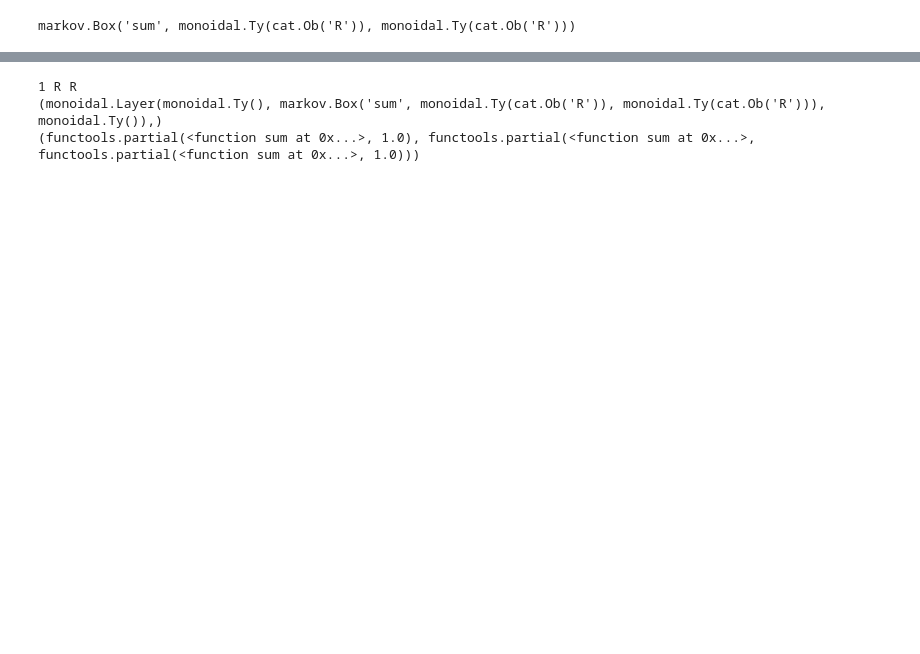
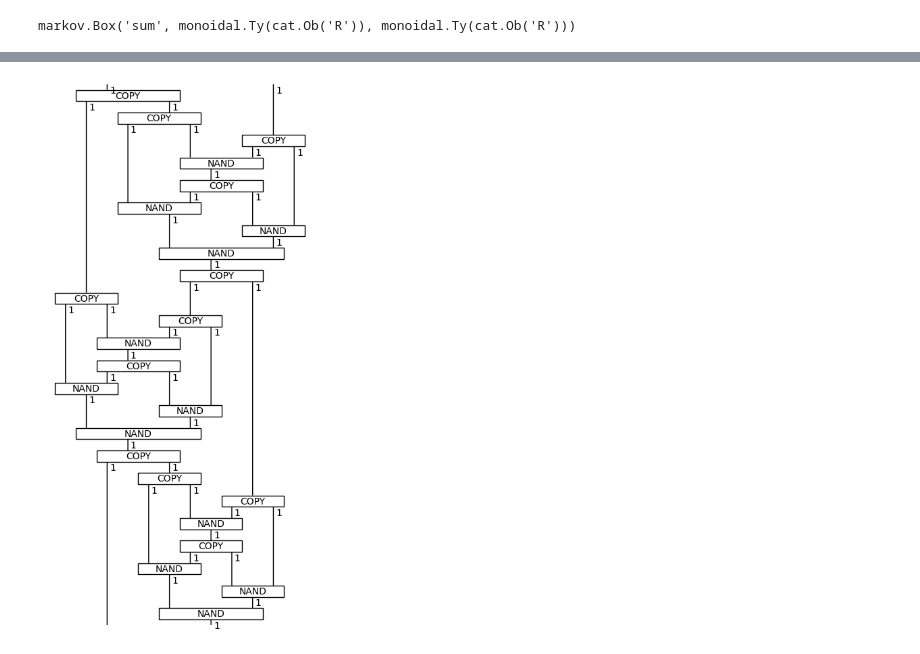
Before and after one commit to marcoxingit/stat_games, a Jupyter notebook: examples/numpyro_exercises.ipynb, the cells around one changed output, grey strips where cells are left out. Saved outputs shown, nothing was run; the diff lists cells and outputs as text; code cells hidden in the pictures; blank space fills up the shorter version.

```diff
--- a/examples/numpyro_exercises.ipynb
+++ b/examples/numpyro_exercises.ipynb
@@ -240,45 +464,34 @@ functools.partial(<function sum at 0x...>, 1.0)
-# %%
-from discopy.markov import Ty, Box, Category, Functor, Copy
-from discopy import python
-from stat_games.open_model import OpenModel
-from discopy.markov import Ty
-from functools import partial
-def sum(x,y):
-        print(y)
-        return x+y
-channelized_sum = lambda x: partial(sum,x)
-R = Ty('R')
-sum_model = OpenModel(dom=R, cod=R, log_prob_channel=channelized_sum, channel_name="sum")
-chaining_sums = sum_model >> sum_model
-sum_model.log_prob_channel(1)
-
-x = Ty('R')
-sum_box_chained = chaining_sums.box_channel
-sum_function_chained = chaining_sums.log_prob_channel
-copy = Box('', x, x @ x, draw_as_spider=True, color="black")
-
-# x = Ty('$\\mathbb{R}$')
-# sum = Box('$sum$', x , x          )
-# >>> g = Box('$\\frac{1 + \\sqrt{5}}{2}$', Ty(), x)
-F = Functor(
-    ob={x: (float, )},
-    ar={sum_box: sum_function,
-        Copy(x, 2): lambda x: (x,x)},
-    cod=Category(python.Ty, python.Function))
-
-
-
-
-phi = sum_box_chained
-
-
-
-print(sum_box.inside)
-print(F(phi)(1.0))
-# %% [output]
-1 R R
-(monoidal.Layer(monoidal.Ty(), markov.Box('sum', monoidal.Ty(cat.Ob('R')), monoidal.Ty(cat.Ob('R'))), monoidal.Ty()),)
-(functools.partial(<function sum at 0x...>, 1.0), functools.partial(<function sum at 0x...>, functools.partial(<function sum at 0x...>, 1.0)))
+# %%
+from discopy import monoidal, python
+from discopy.cat import factory, Category
+
+@factory  # Ensure that composition of circuits remains a circuit.
+class Circuit(monoidal.Diagram):
+    ty_factory = monoidal.PRO  # Use natural numbers as objects.
+
+    def __call__(self, *bits):
+        F = monoidal.Functor(
+            ob=lambda _: bool, ar=lambda f: f.data,
+            cod=Category(python.Ty, python.Function))
+        return F(self)(*bits)
+
+class Gate(monoidal.Box, Circuit):
+    """A gate is just a box in a circuit with a function as data."""
+
+NAND = Gate("NAND", 2, 1, data=lambda x, y: not (x and y))
+COPY = Gate("COPY", 1, 2, data=lambda x: (x, x))
+
+XOR = COPY @ COPY >> 1 @ (NAND >> COPY) @ 1 >> NAND @ NAND >> NAND
+CNOT = COPY @ 1 >> 1 @ XOR
+NOTC = 1 @ COPY >> XOR @ 1
+SWAP = CNOT >> NOTC >> CNOT  # Exercise: Find a cheaper SWAP circuit!
+
+assert all(SWAP(x, y) == (y, x) for x in [True, False]
+                                for y in [True, False])
+
+SWAP.draw(figsize=(4, 8), wire_labels=False)
+# %% [output]
+[figure, added]
 # %%
 ?Box
 # %% [output]
```
Also changed, not shown: parts of 13 cells of this notebook, 1 other file.
